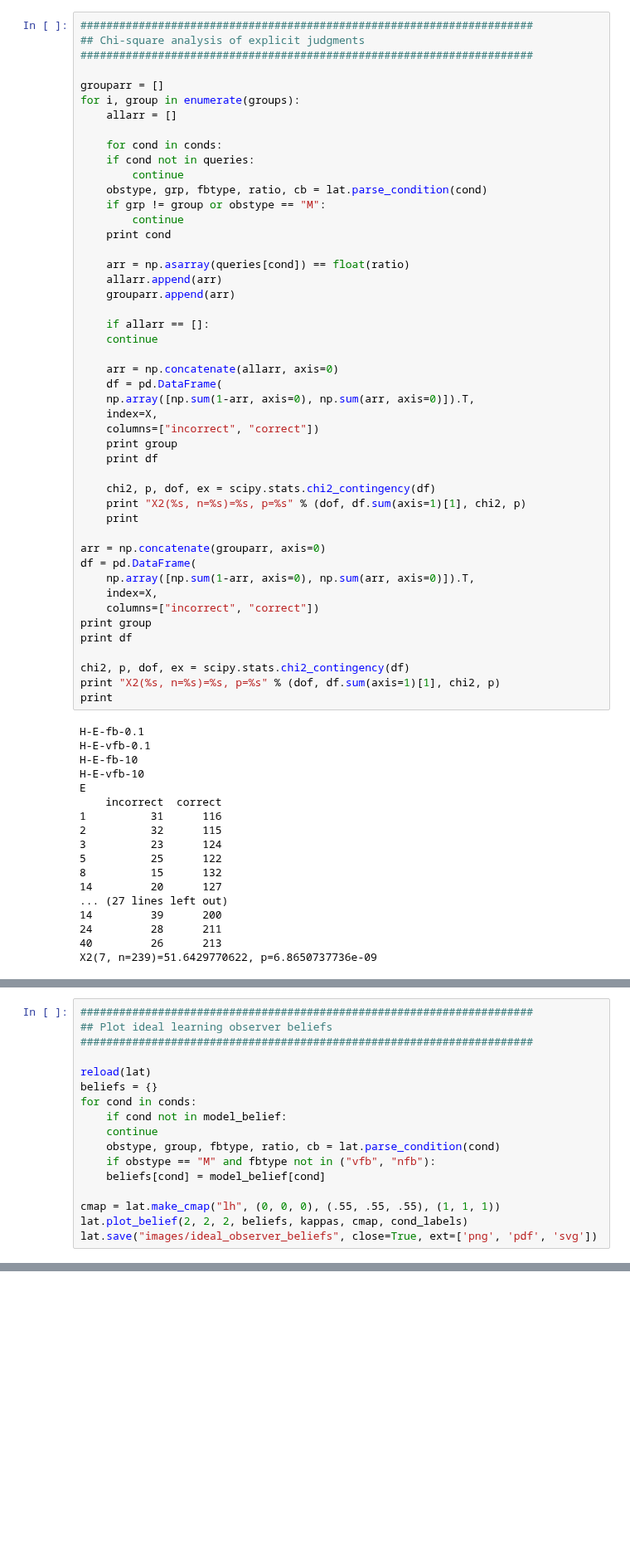
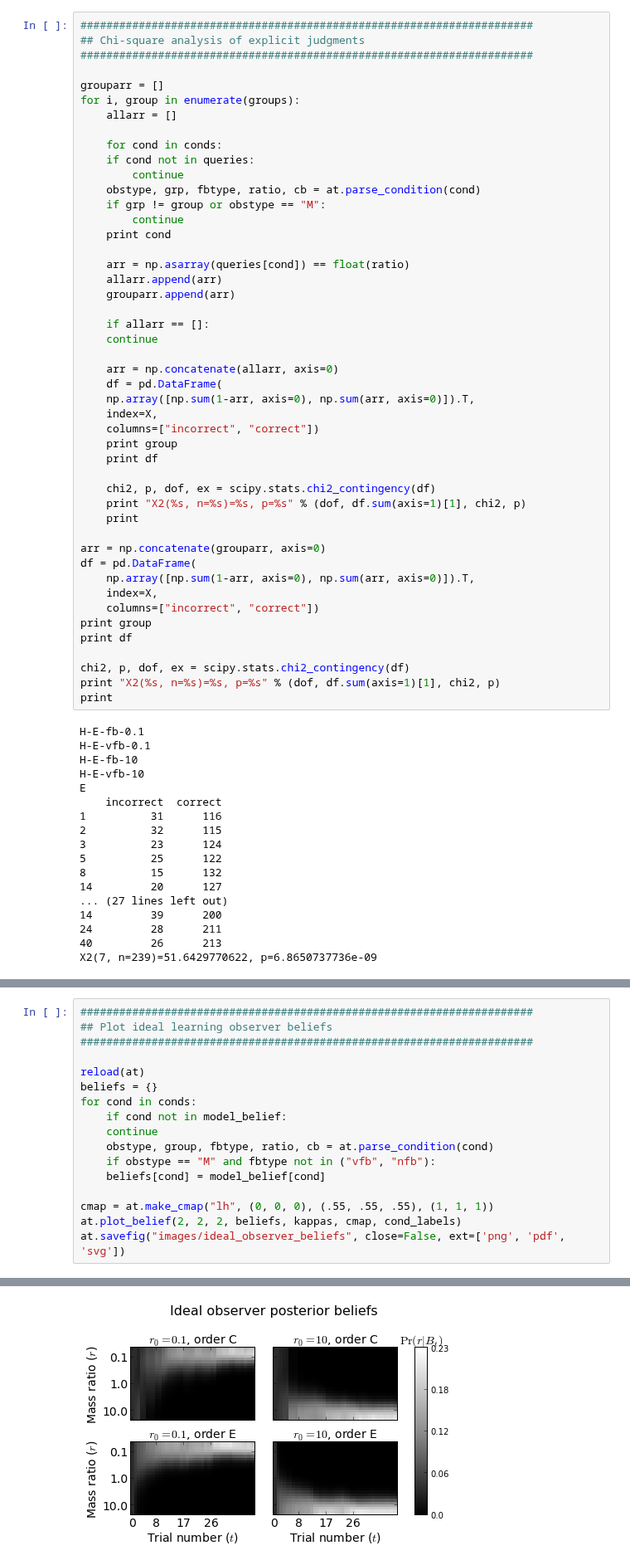
Before and after one commit to berkeley-cocosci/mass-inference, a Jupyter notebook: analysis/analyze-stability-learning.ipynb, the cells around one changed output, grey strips where cells are left out. Shown at 83% size. Cells and saved outputs as stored; diff of their text form; blank space fills up the shorter version.

```diff
--- a/analysis/analyze-stability-learning.ipynb
+++ b/analysis/analyze-stability-learning.ipynb
@@ -584,7 +509,7 @@ for i, group in enumerate(groups):
     for cond in conds:
 	if cond not in queries:
 	    continue
-	obstype, grp, fbtype, ratio, cb = lat.parse_condition(cond)
+	obstype, grp, fbtype, ratio, cb = at.parse_condition(cond)
 	if grp != group or obstype == "M":
 	    continue
 	print cond
@@ -667,24 +591,25 @@ Saving figure to images/likelihood_smoothing.svg...' Done
 # %%
 ######################################################################
 ## Plot ideal learning observer beliefs
 ######################################################################
 
-reload(lat)
+reload(at)
 beliefs = {}
 for cond in conds:
     if cond not in model_belief:
 	continue
-    obstype, group, fbtype, ratio, cb = lat.parse_condition(cond)
+    obstype, group, fbtype, ratio, cb = at.parse_condition(cond)
     if obstype == "M" and fbtype not in ("vfb", "nfb"):
 	beliefs[cond] = model_belief[cond]
 
-cmap = lat.make_cmap("lh", (0, 0, 0), (.55, .55, .55), (1, 1, 1))
-lat.plot_belief(2, 2, 2, beliefs, kappas, cmap, cond_labels)
-lat.save("images/ideal_observer_beliefs", close=True, ext=['png', 'pdf', 'svg'])
+cmap = at.make_cmap("lh", (0, 0, 0), (.55, .55, .55), (1, 1, 1))
+at.plot_belief(2, 2, 2, beliefs, kappas, cmap, cond_labels)
+at.savefig("images/ideal_observer_beliefs", close=False, ext=['png', 'pdf', 'svg'])
 # %% [output]
 Saving figure to images/ideal_observer_beliefs.png...' Done
 Saving figure to images/ideal_observer_beliefs.pdf...' Done
 Saving figure to images/ideal_observer_beliefs.svg...' Done
+[figure, added]
 # %%
 ######################################################################
 ## Plot likelihoods under fixed models
```
Also changed, not shown: parts of 14 cells of this notebook, 1 other file.
